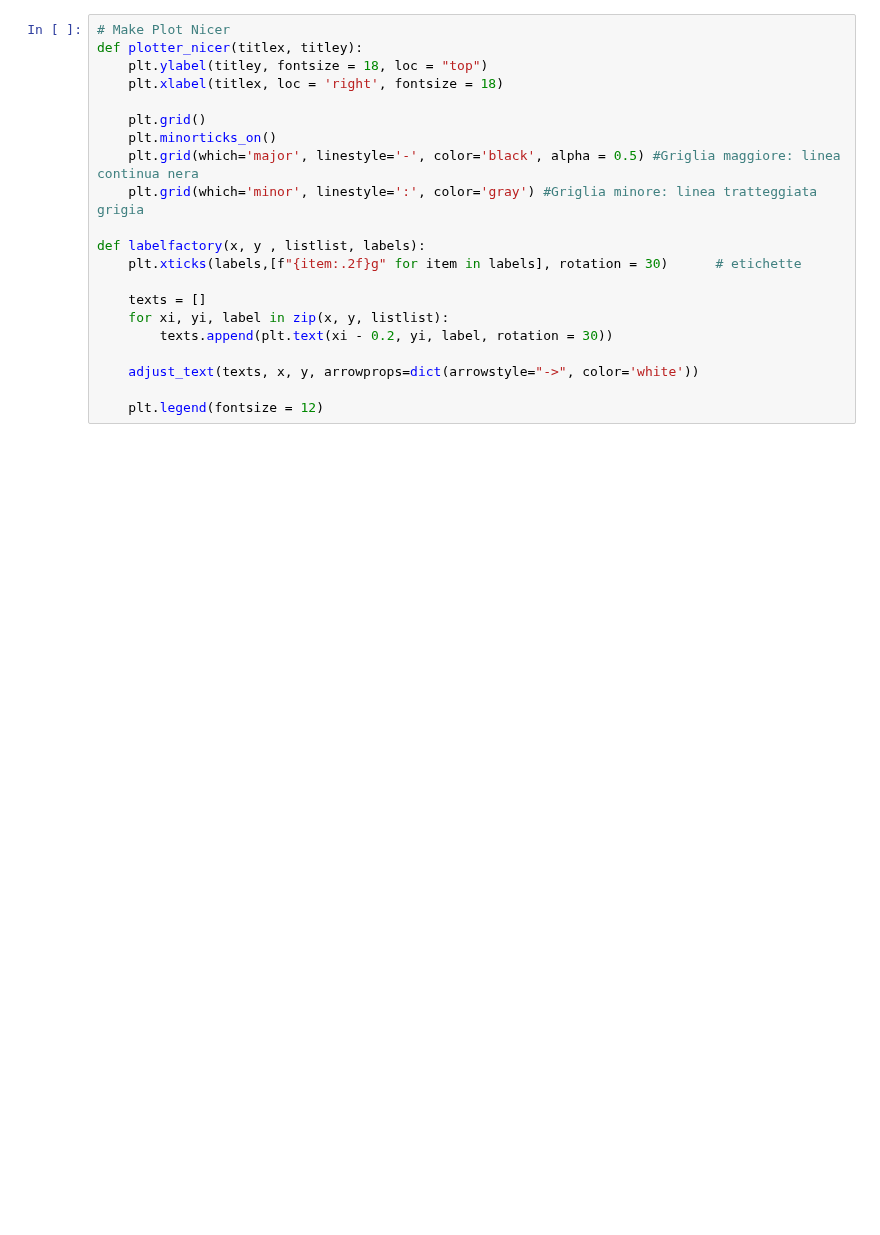
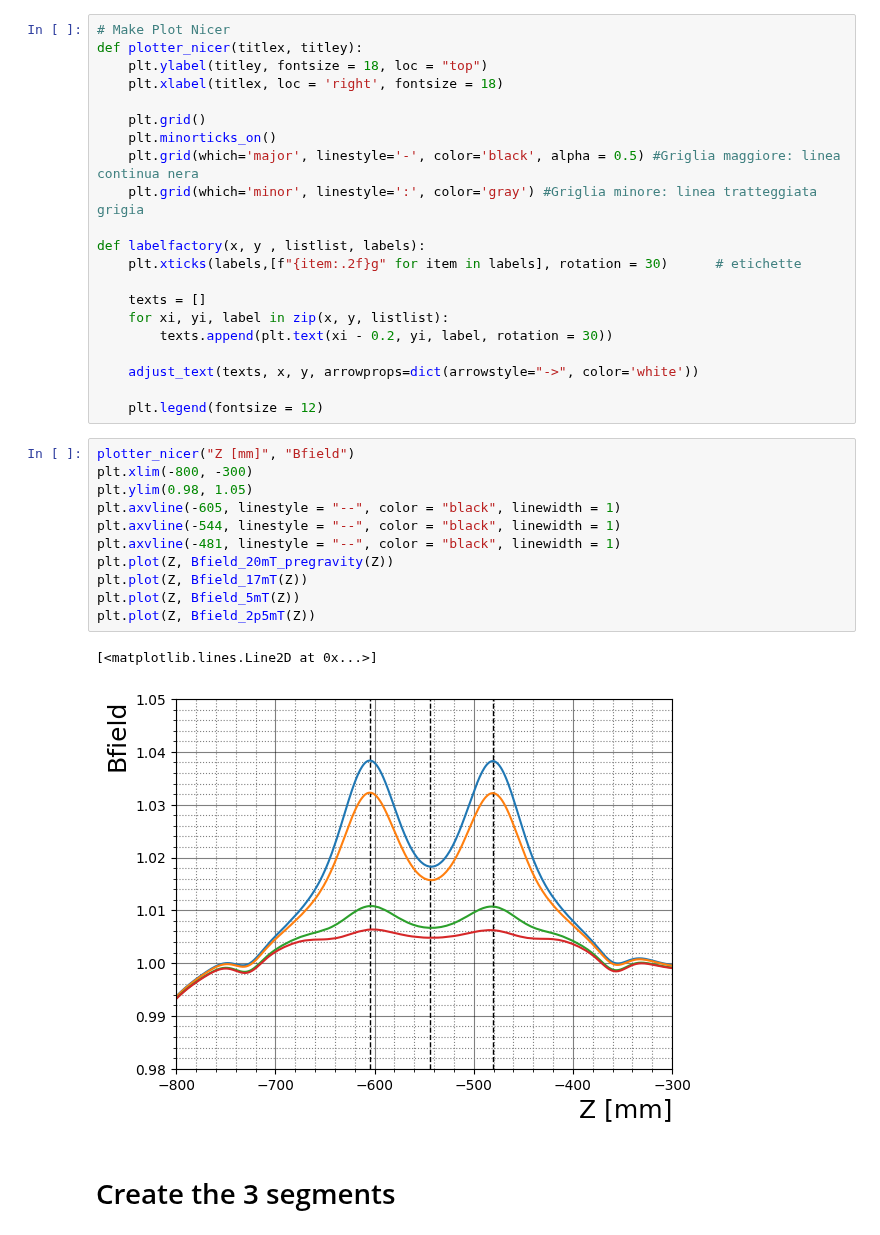
Before and after one commit to Adrianodelvincio/alphag_frequentist_analysis_2025, a Jupyter notebook: toy/Simulation.ipynb, the cells around one changed output. Saved outputs shown, nothing was run; the diff lists cells and outputs as text; blank space fills up the shorter version.

```diff
--- a/toy/Simulation.ipynb
+++ b/toy/Simulation.ipynb
@@ -38,3 +93,19 @@ def labelfactory(x, y , listlist, labels):
     adjust_text(texts, x, y, arrowprops=dict(arrowstyle="->", color='white'))
 
     plt.legend(fontsize = 12)
+# %%
+plotter_nicer("Z [mm]", "Bfield")
+plt.xlim(-800, -300)
+plt.ylim(0.98, 1.05)
+plt.axvline(-605, linestyle = "--", color = "black", linewidth = 1)
+plt.axvline(-544, linestyle = "--", color = "black", linewidth = 1)
+plt.axvline(-481, linestyle = "--", color = "black", linewidth = 1)
+plt.plot(Z, Bfield_20mT_pregravity(Z))
+plt.plot(Z, Bfield_17mT(Z))
+plt.plot(Z, Bfield_5mT(Z))
+plt.plot(Z, Bfield_2p5mT(Z))
+# %% [output]
+[<matplotlib.lines.Line2D at 0x...>]
+[figure, added]
+# %% [markdown]
+# Create the 3 segments
```
Also changed, not shown: parts of 10 cells of this notebook, 4 other files.
